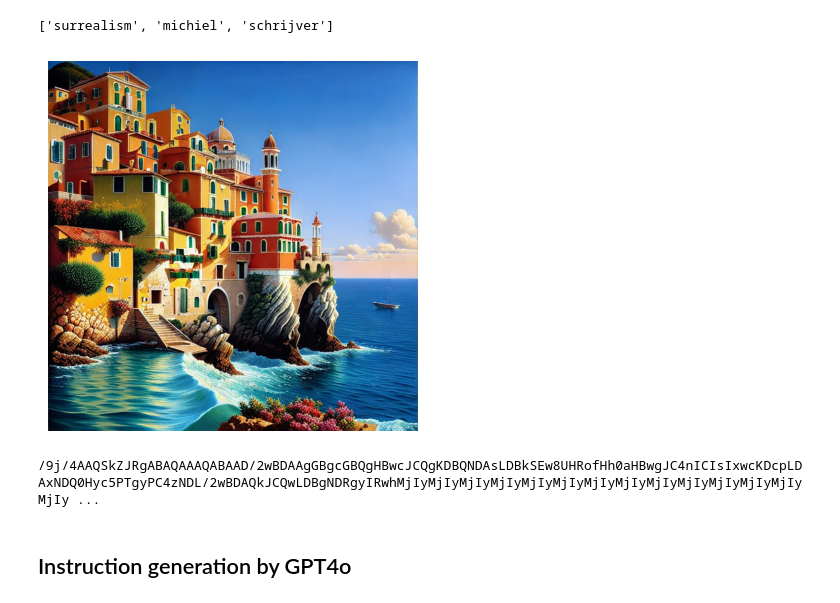
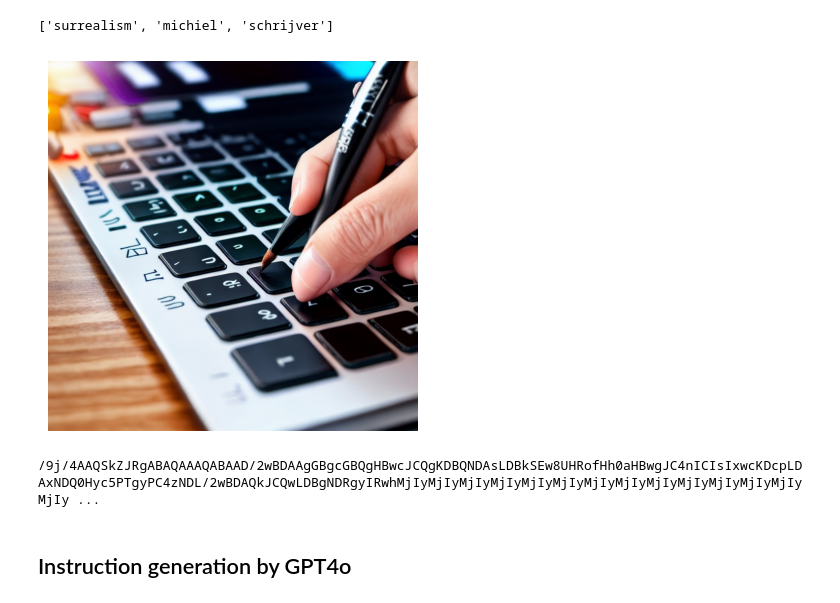
Before and after one commit to haoxian-chen/Preference-Tuning-rich-feedback, a Jupyter notebook: instruction_generation/OpenAI.ipynb, the cells around one changed output. Cells and saved outputs as stored; diff of their text form; code cells hidden in the pictures.

```diff
--- a/instruction_generation/OpenAI.ipynb
+++ b/instruction_generation/OpenAI.ipynb
@@ -5,7 +5,7 @@ import numpy as np
 import matplotlib.pyplot as plt
 from datasets import load_dataset
 # %%
-dataset = load_dataset("ziyu3141/rf_train_100_2",cache_dir="/Users/zhaohanyang/Desktop/Diffusion/Preference-Tuning-rich-feedback/instruction_generation/data")
+dataset = load_dataset("ziyu3141/rf_train_100_2")
 len(dataset['train'])
 # %% [output]
 90
@@ -40,35 +40,33 @@ print(misaligned_words)
 from PIL import Image
 import io
 import base64
 import matplotlib.pyplot as plt
 
-prompt = dataset['train'][0]['prompt']
-
-misaligned_token_label =
+prompt = dataset['train'][3]['prompt']
 
 # Replace this with your binary JPEG data
-orig_img_binary_data = dataset['train'][0]['image_preferred']
+orig_img_binary_data = dataset['train'][3]['image_preferred']
 
 # Convert binary data to an image
 orig_image = Image.open(io.BytesIO(orig_img_binary_data))
 
 # Display the image
 plt.imshow(orig_image)
 plt.axis('off')  # Turn off the axes
 plt.show()
 
 # Convert orig_image to Base64
 buffer = io.BytesIO()
 orig_image.save(buffer, format='JPEG')  # Save the image to the buffer in JPEG format
 buffer.seek(0)  # Move to the beginning of the buffer
 
 # Encode buffer content to Base64
 base64_orig_image = base64.b64encode(buffer.getvalue()).decode('utf-8')
 
 # Close the buffer
 buffer.close()
 
 # Print or use the Base64-encoded string
 print(base64_orig_image)
 # %% [output]
-[figure, old version]
+[figure, new version]
```
Also changed, not shown: parts of 1 cell of this notebook, 4 other files.
